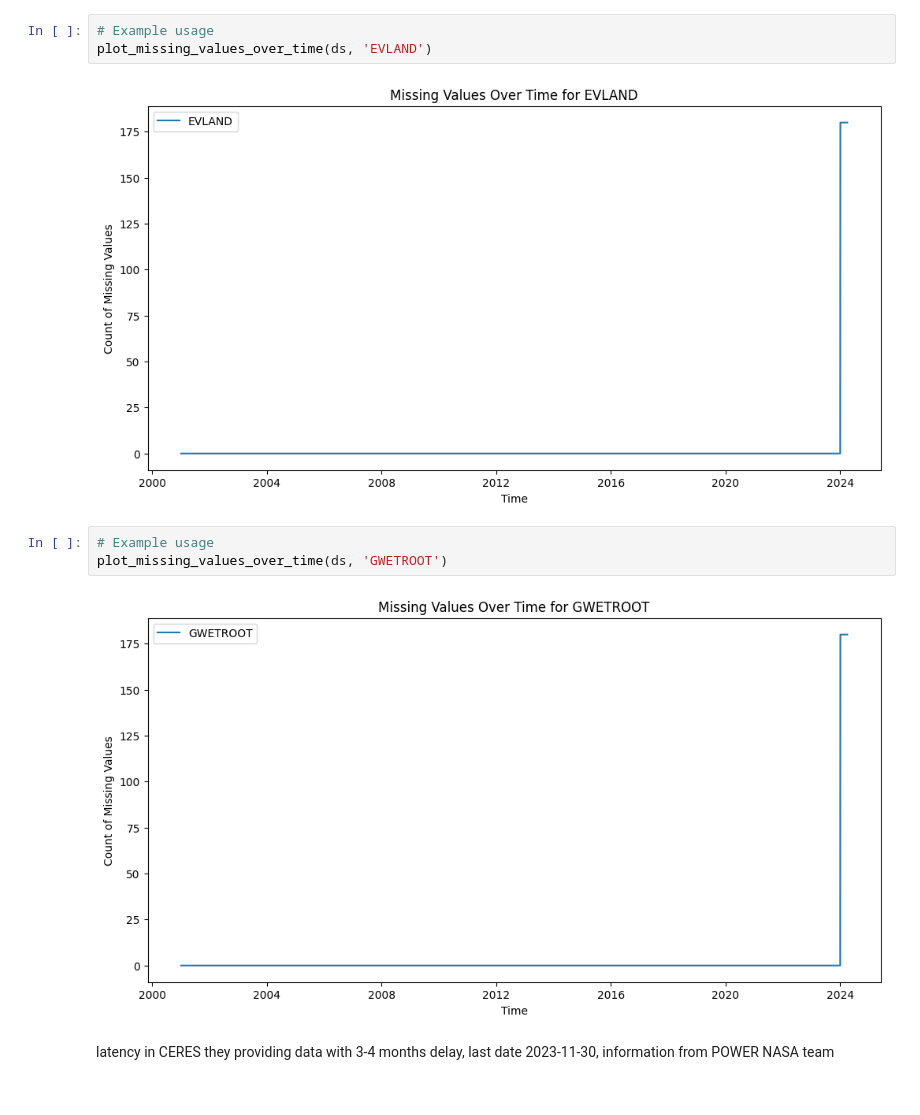
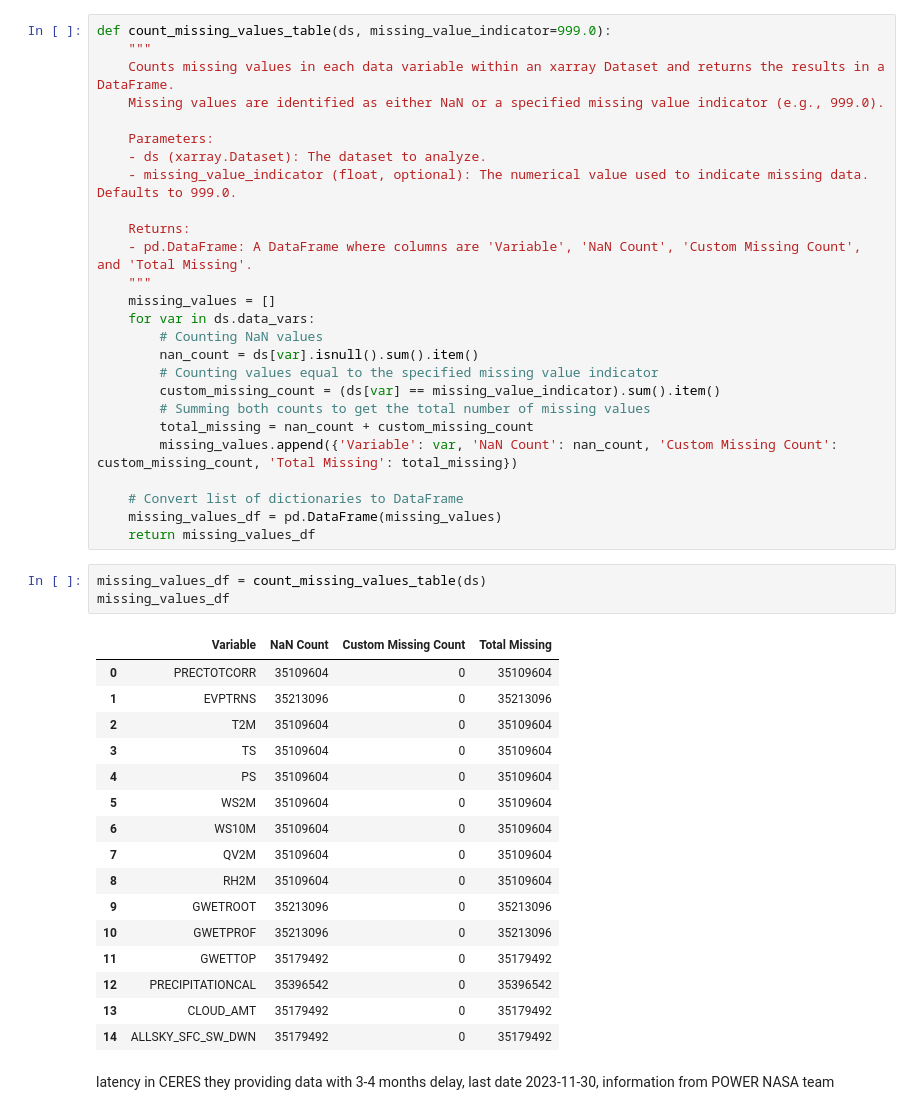
Before and after one commit to AdamPrzychodniPrivate/soil-water-forecasting, a Jupyter notebook: ml-modeling-pipeline/notebooks/2. data_preprocessing.ipynb, the cells around one changed output. Saved outputs shown, nothing was run; the diff lists cells and outputs as text.

```diff
--- a/ml-modeling-pipeline/notebooks/2. data_preprocessing.ipynb
+++ b/ml-modeling-pipeline/notebooks/2. data_preprocessing.ipynb
@@ -89,12 +32,48 @@ def plot_missing_values_over_time(ds, variable_name, missing_value_indicator=999
-# %%
-# Example usage
-plot_missing_values_over_time(ds, 'EVLAND')
-# %% [output]
-[figure, removed]
-# %%
-# Example usage
-plot_missing_values_over_time(ds, 'GWETROOT')
-# %% [output]
-[figure, removed]
+# %%
+def count_missing_values_table(ds, missing_value_indicator=999.0):
+    """
+    Counts missing values in each data variable within an xarray Dataset and returns the results in a DataFrame.
+    Missing values are identified as either NaN or a specified missing value indicator (e.g., 999.0).
+
+    Parameters:
+    - ds (xarray.Dataset): The dataset to analyze.
+    - missing_value_indicator (float, optional): The numerical value used to indicate missing data. Defaults to 999.0.
+
+    Returns:
+    - pd.DataFrame: A DataFrame where columns are 'Variable', 'NaN Count', 'Custom Missing Count', and 'Total Missing'.
+    """
+    missing_values = []
+    for var in ds.data_vars:
+        # Counting NaN values
+        nan_count = ds[var].isnull().sum().item()
+        # Counting values equal to the specified missing value indicator
+        custom_missing_count = (ds[var] == missing_value_indicator).sum().item()
+        # Summing both counts to get the total number of missing values
+        total_missing = nan_count + custom_missing_count
+        missing_values.append({'Variable': var, 'NaN Count': nan_count, 'Custom Missing Count': custom_missing_count, 'Total Missing': total_missing})
+
+    # Convert list of dictionaries to DataFrame
+    missing_values_df = pd.DataFrame(missing_values)
+    return missing_values_df
+# %%
+missing_values_df = count_missing_values_table(ds)
+missing_values_df
+# %% [output]
+|  | Variable | NaN Count | Custom Missing Count | Total Missing |
+| 0 | PRECTOTCORR | 35109604 | 0 | 35109604 |
+| 1 | EVPTRNS | 35213096 | 0 | 35213096 |
+| 2 | T2M | 35109604 | 0 | 35109604 |
+| 3 | TS | 35109604 | 0 | 35109604 |
+| 4 | PS | 35109604 | 0 | 35109604 |
+| 5 | WS2M | 35109604 | 0 | 35109604 |
+| 6 | WS10M | 35109604 | 0 | 35109604 |
+| 7 | QV2M | 35109604 | 0 | 35109604 |
+| 8 | RH2M | 35109604 | 0 | 35109604 |
+| 9 | GWETROOT | 35213096 | 0 | 35213096 |
+| 10 | GWETPROF | 35213096 | 0 | 35213096 |
+| 11 | GWETTOP | 35179492 | 0 | 35179492 |
+| 12 | PRECIPITATIONCAL | 35396542 | 0 | 35396542 |
+| 13 | CLOUD_AMT | 35179492 | 0 | 35179492 |
+| 14 | ALLSKY_SFC_SW_DWN | 35179492 | 0 | 35179492 |
 # %% [markdown]
 latency in CERES they providing data with 3-4 months delay, last date 2023-11-30, information from POWER NASA team
```
Also changed, not shown: parts of 29 cells of this notebook.
